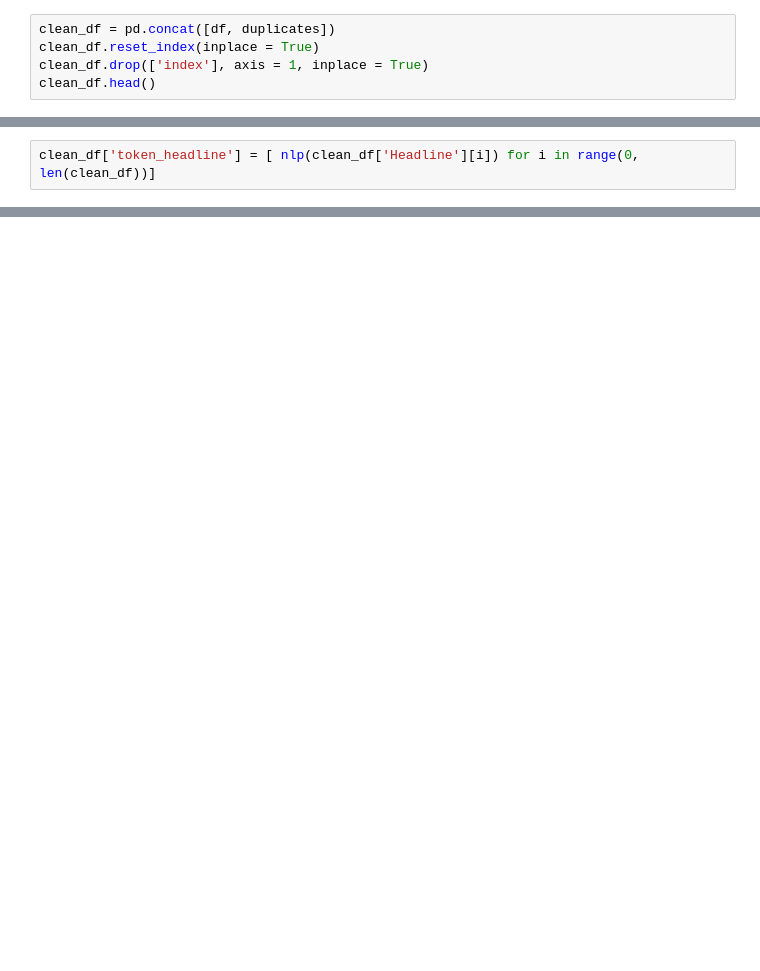
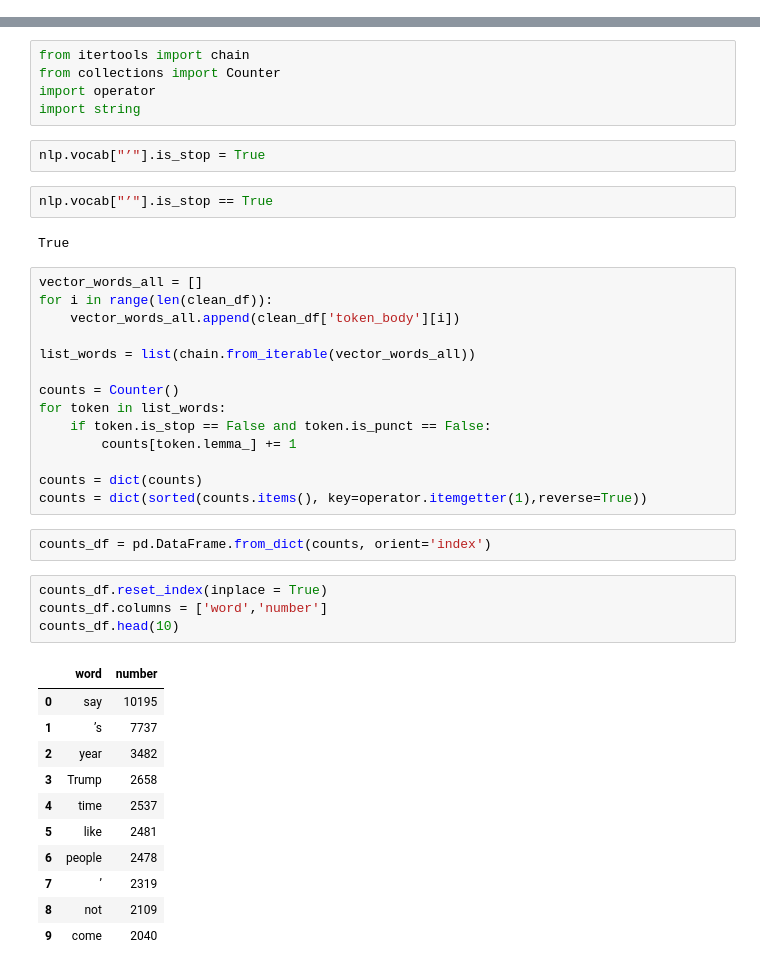
Before and after one commit to ndelrossi7/FakeNewsDetection, a Jupyter notebook: minna-wip.ipynb, the cells around one changed output, grey strips where cells are left out. Cells and saved outputs as stored; diff of their text form; blank space fills up the shorter version.

```diff
--- a/minna-wip.ipynb
+++ b/minna-wip.ipynb
@@ -62,5 +31,0 @@ len(duplicates)
-# %%
-clean_df = pd.concat([df, duplicates])
-clean_df.reset_index(inplace = True)
-clean_df.drop(['index'], axis = 1, inplace = True)
-clean_df.head()
@@ -87,2 +33,0 @@ clean_df.head()
-# %%
-clean_df['token_headline'] = [ nlp(clean_df['Headline'][i]) for i in range(0, len(clean_df))]
@@ -97,0 +34,43 @@ clean_df.head()
+# %%
+from itertools import chain
+from collections import Counter
+import operator
+import string
+# %%
+nlp.vocab["’"].is_stop = True
+# %%
+nlp.vocab["’"].is_stop == True
+# %% [output]
+True
+# %%
+vector_words_all = []
+for i in range(len(clean_df)):
+    vector_words_all.append(clean_df['token_body'][i])
+
+list_words = list(chain.from_iterable(vector_words_all))
+
+counts = Counter()
+for token in list_words:
+    if token.is_stop == False and token.is_punct == False:
+        counts[token.lemma_] += 1
+
+counts = dict(counts)
+counts = dict(sorted(counts.items(), key=operator.itemgetter(1),reverse=True))
+# %%
+counts_df = pd.DataFrame.from_dict(counts, orient='index')
+# %%
+counts_df.reset_index(inplace = True)
+counts_df.columns = ['word','number']
+counts_df.head(10)
+# %% [output]
+|  | word | number |
+| 0 | say | 10195 |
+| 1 | ’s | 7737 |
+| 2 | year | 3482 |
+| 3 | Trump | 2658 |
+| 4 | time | 2537 |
+| 5 | like | 2481 |
+| 6 | people | 2478 |
+| 7 | ’ | 2319 |
+| 8 | not | 2109 |
+| 9 | come | 2040 |
```
Also changed, not shown: parts of 23 cells of this notebook, 2 other files.
